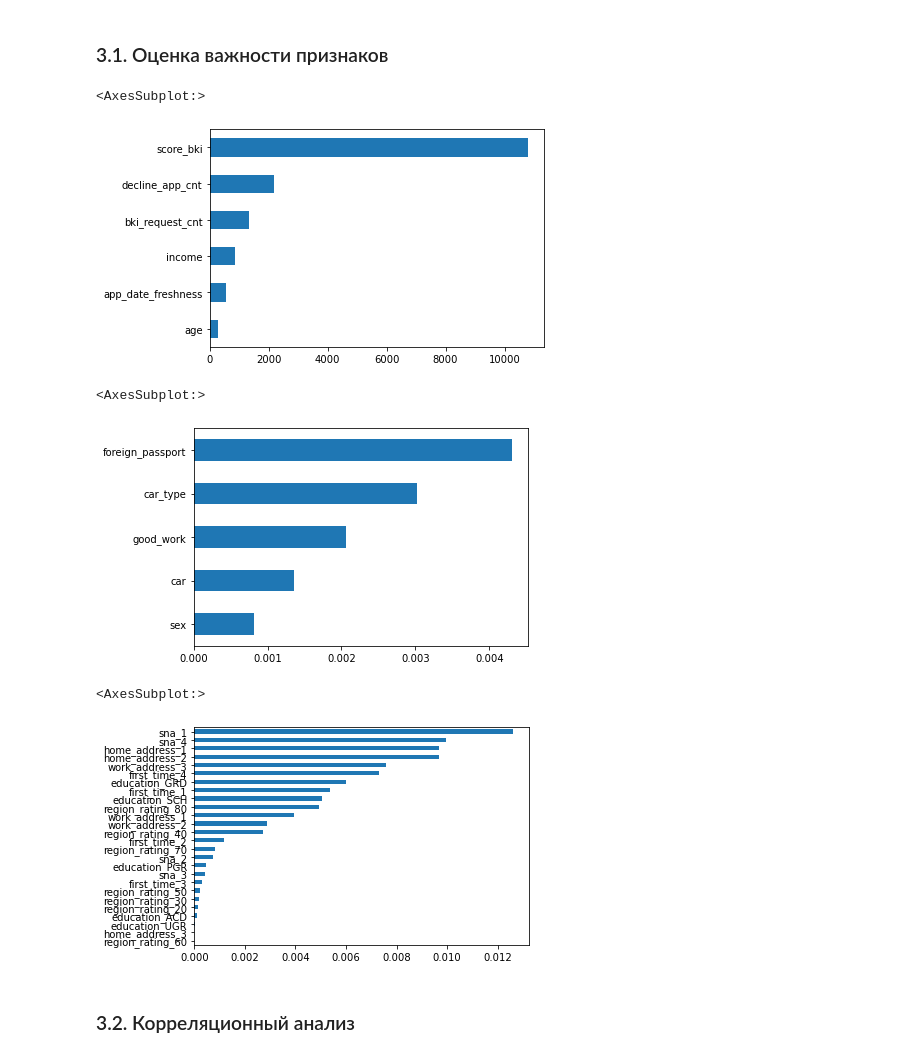
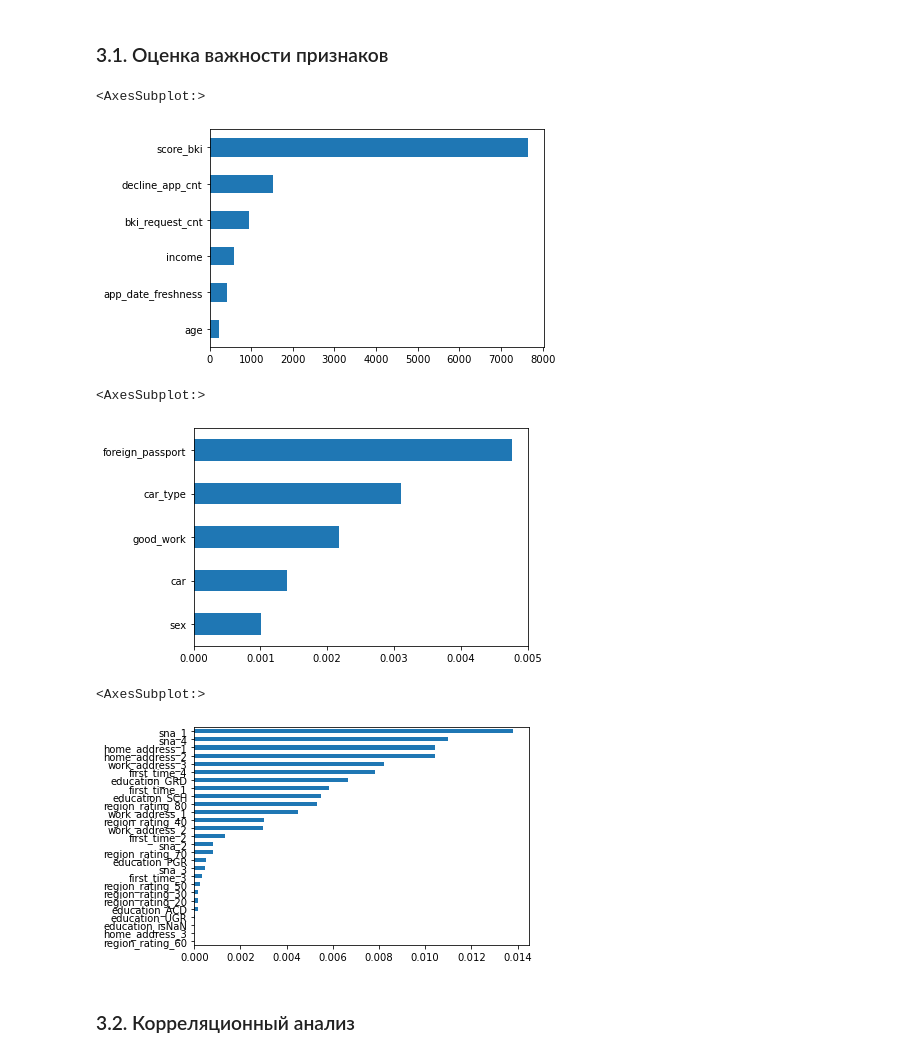
Before and after one commit to YuliaBOGDANOVA/skillfactory_rds, a Jupyter notebook: module_4/[SF-DST] Credit Scoring - Yulia_Bogdanova.ipynb, the cells around one changed output. Drawn from its saved outputs; the diff is of its cells as text; code cells hidden in the pictures.

```diff
--- a/module_4/[SF-DST] Credit Scoring - Yulia_Bogdanova.ipynb
+++ b/module_4/[SF-DST] Credit Scoring - Yulia_Bogdanova.ipynb
@@ -496,9 +480,11 @@ for col in num_cols:
 label_encoder = LabelEncoder()
 
 for col in bin_cols:
-    df[col] = label_encoder.fit_transform(df[col])
+    df_train[col] = label_encoder.fit_transform(df_train[col])
+    df_test[col] = label_encoder.fit_transform(df_test[col])
 
 # Убедимся в преобразовании
-df.head()
+display(df_train.head())
+display(df_test.head())
 # %% [output]
 |  | client_id | education | sex | age | car | car_type | decline_app_cnt | good_work | score_bki | ... |
@@ -516,2 +506,5 @@ df = pd.get_dummies(df, columns=cat_cols)
+# %%
+df_train = pd.get_dummies(df_train, columns=cat_cols)
+df_test = pd.get_dummies(df_test, columns=cat_cols)
 # %%
 # Новый список категориальных признаков
@@ -546,10 +520,10 @@ Name: default, dtype: float64
 # %% [markdown]
 Видно, что недефолтных клиентов значительно больше - распределение неравномерное. Применим метод oversamping - кратно увеличим default-ных копированием.
 # %%
-coeff = int(df[df.default == 0].default.shape[0]/df[df.default == 1].default.shape[0])
+coeff = int(df_train[df_train.default == 0].default.shape[0]/df_train[df_train.default == 1].default.shape[0])
 # %%
-df1 = df[df.default == 1]
+df1 = df_train[df_train.default == 1]
 for _ in range(coeff):
-    df = df.append(df1).reset_index(drop=True)
+    df_train = df_train.append(df1).reset_index(drop=True)
 # %%
 # Проверка
@@ -564,30 +538,30 @@ Name: default, dtype: float64
 ### 3.1. Оценка важности признаков
 # %%
 # Числовые признаки
-imp_num = Series(f_classif(df[num_cols], df['default'])[0], index=num_cols)
+imp_num = Series(f_classif(df_train[num_cols], df_train['default'])[0], index=num_cols)
 imp_num.sort_values(inplace=True)
 imp_num.plot(kind='barh')
 # %% [output]
 <AxesSubplot:>
-[figure, old version]
+[figure, new version]
 # %%
 # Бинарные признаки
-imp_cat = Series(mutual_info_classif(df[bin_cols], df['default'],
+imp_cat = Series(mutual_info_classif(df_train[bin_cols], df_train['default'],
                                      discrete_features=True), index=bin_cols)
 imp_cat.sort_values(inplace = True)
 imp_cat.plot(kind='barh')
 # %% [output]
 <AxesSubplot:>
-[figure, old version]
+[figure, new version]
 # %%
 # Категориальные признаки
-imp_cat = Series(mutual_info_classif(df[cat_cols_dummies], df['default'],
+imp_cat = Series(mutual_info_classif(df_train[cat_cols_dummies], df_train['default'],
                                      discrete_features=True), index=cat_cols_dummies)
 imp_cat.sort_values(inplace = True)
 imp_cat.plot(kind='barh')
 # %% [output]
 <AxesSubplot:>
-[figure, old version]
+[figure, new version]
 # %% [markdown]
 ### 3.2. Корреляционный анализ
 # %%
```
Also changed, not shown: parts of 60 cells of this notebook, 3 other files.
